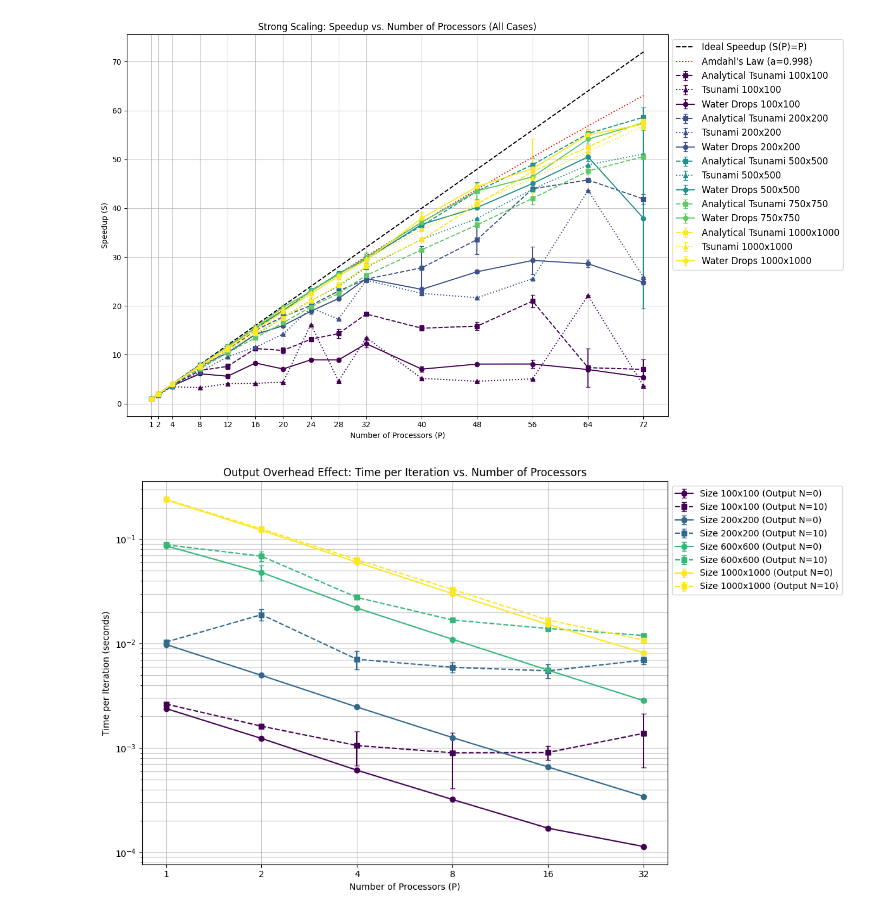
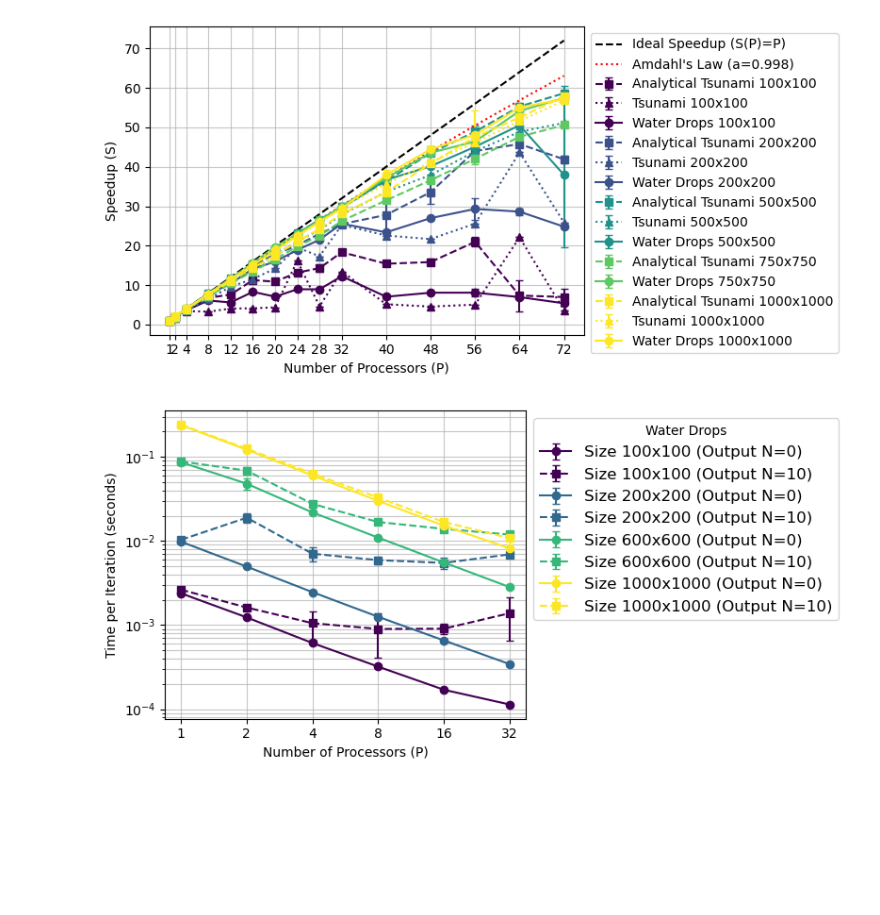
Before and after one commit to ngusarov/project_swe, a Jupyter notebook: _plotter.ipynb, the cells around one changed output. Cells and saved outputs as stored; diff of their text form; code cells hidden in the pictures; blank space fills up the shorter version.

```diff
--- a/_plotter.ipynb
+++ b/_plotter.ipynb
@@ -44,7 +44,7 @@ else:
     }
 
     # --- 1. Efficiency Plot ---
-    plt.figure(figsize=(12, 7))
+    plt.figure(figsize=(8, 4))
 
     for local_size in local_base_sizes:
         for c_name in case_names:
@@ -68,7 +68,7 @@ else:
                     marker = case_plot_styles[c_name]['marker']
                     linestyle = case_plot_styles[c_name]['linestyle']
 
-                    label = f'{c_name} {local_size}x{local_size}'
+                    label = f'{c_name}, P=1 {local_size}x{local_size}'
                     plt.errorbar(grouped_data['procs'], grouped_data['efficiency'],
                                  yerr=efficiency_err, capsize=3, fmt=marker,
                                  linestyle=linestyle, color=color,
@@ -78,23 +78,23 @@ else:
 
     # Plot ideal weak scaling efficiency (constant y=1)
     procs_for_ideal = np.linspace(df_combined_weak['procs'].min(), df_combined_weak['procs'].max(), 100)
-    plt.plot(procs_for_ideal, np.ones_like(procs_for_ideal), 'k--', label='Ideal Weak Scaling (Efficiency=1.0)')
+    plt.plot(procs_for_ideal, np.ones_like(procs_for_ideal), 'k--', label='Ideal Weak Scaling (Effic.=1.0)')
 
     plt.xscale('log', base=2)
     # plt.xticks(df_combined_weak['procs'].unique(), [str(p) for p in df_combined_weak['procs'].unique()])
     plt.xticks([1, 2, 4, 8, 16, 32, 72], [str(p) for p in [1, 2, 4, 8, 16, 32, 72]]) # Set xticks from actual procs values
     plt.ylabel('Parallel Efficiency')
     plt.xlabel('Number of Processors (P)')
-    plt.title('Weak Scaling: Parallel Efficiency vs. Number of Processors (Case 1 & 2)')
+    # plt.title('Weak Scaling: Parallel Efficiency vs. Number of Processors (Case 1 & 2)')
     plt.grid(True, which='both', ls='-', alpha=0.7)
-    plt.legend(loc='upper left', bbox_to_anchor=(1, 1), ncol=1)#, fontsize='small')
-    plt.tight_layout(rect=[0, 0, 0.999, 1])
+    plt.legend(loc='upper left', bbox_to_anchor=(1, 1), ncol=1, fontsize='large')
+    plt.tight_layout(rect=[0, 0, 1.01, 1])
     plt.savefig("swe_mpi_weak_scaling_efficiency.pdf")
     plt.show()
 
 
     # --- 2. Speedup Plot ---
-    plt.figure(figsize=(12, 7))
+    plt.figure(figsize=(8, 4))
 
     for local_size in local_base_sizes:
         for c_name in case_names:
@@ -119,7 +119,7 @@ else:
                     marker = case_plot_styles[c_name]['marker']
                     linestyle = case_plot_styles[c_name]['linestyle']
 
-                    label = f'{c_name} {local_size}x{local_size}'
+                    label = f'{c_name}, P=1 {local_size}x{local_size}'
                     plt.errorbar(grouped_data['procs'], grouped_data['speedup'],
                                  yerr=speedup_err, capsize=3, fmt=marker,
                                  linestyle=linestyle, color=color,
@@ -129,17 +129,17 @@ else:
 
     # Plot ideal speedup (Gustafson's Law with a=0, which is S(P) = P)
     procs_for_ideal = np.linspace(df_combined_weak['procs'].min(), df_combined_weak['procs'].max(), 100)
-    plt.plot(procs_for_ideal, procs_for_ideal, 'k--', label='Ideal Weak Scaling (S(P)=P, Gustafson a=0)')
+    plt.plot(procs_for_ideal, procs_for_ideal, 'k--', label='Ideal Weak Scaling S(P)=P')
 
     # plt.xscale('log', base=2)
     # plt.xticks(df_combined_weak['procs'].unique(), [str(p) for p in df_combined_weak['procs'].unique()])
     plt.xticks([1, 4, 8, 16, 32, 64, 72], [str(p) for p in [1, 4, 8, 16, 32, 64, 72]]) # Set xticks from actual procs values
     plt.ylabel('Speedup (S(P))')
     plt.xlabel('Number of Processors (P)')
-    plt.title('Weak Scaling: Speedup vs. Number of Processors (Case 1 & 2)')
+    # plt.title('Weak Scaling: Speedup vs. Number of Processors (Case 1 & 2)')
     plt.grid(True, which='both', ls='-', alpha=0.7)
-    plt.legend(loc='upper left', bbox_to_anchor=(1, 1), ncol=1)#, fontsize='small')
-    plt.tight_layout(rect=[0, 0, 0.999, 1])
+    plt.legend(loc='upper left', bbox_to_anchor=(1, 1), ncol=1, fontsize='large')
+    plt.tight_layout(rect=[0, 0, 1.01, 1])
     plt.savefig("swe_mpi_weak_scaling_speedup.pdf")
     plt.show()
 # %% [output]
@@ -178,7 +178,7 @@ else:
 
     # --- Strong Scaling Speedup Plot (Amdahl's Law) ---
 
-    plt.figure(figsize=(14, 8)) # Increased figure size for better readability with many lines
+    plt.figure(figsize=(8, 4)) # Increased figure size for better readability with many lines
 
     # Define a colormap for problem sizes
     # These are the global_nx sizes from your bench_strong_scaling_caseX.sh scripts
@@ -254,16 +254,16 @@ else:
 
     plt.ylabel('Speedup (S)')
     plt.xlabel('Number of Processors (P)')
-    plt.title('Strong Scaling: Speedup vs. Number of Processors (All Cases)')
+    # plt.title('Strong Scaling: Speedup vs. Number of Processors (All Cases)')
     plt.grid(True, which='both', ls='-', alpha=0.7)
 
     # Adjust legend position to avoid overlapping with plot
-    plt.legend(loc='upper left', bbox_to_anchor=(1, 1), ncol=1, fontsize='large')
-    plt.tight_layout(rect=[0, 0, 0.999, 1]) # Adjust layout to make space for the legend
+    plt.legend(loc='upper left', bbox_to_anchor=(1, 1), ncol=1)#, fontsize='large')
+    plt.tight_layout(rect=[0, 0, 1.01, 1])
     plt.savefig("swe_mpi_strong_scaling.pdf")
     plt.show()
 # %% [output]
-[figure, old version]
+[figure, new version]
 # %%
 
 
@@ -278,7 +278,7 @@ df = pd.read_csv("./bench_results_output_overhead/timings_output_overhead.csv")
 df['procs'] = pd.to_numeric(df['procs'])
 df = df.sort_values(by=['global_nx', 'output_n', 'procs'])
 
-plt.figure(figsize=(12, 7))
+plt.figure(figsize=(8, 4))
 
 # Get unique global_nx sizes to plot separate curves
 unique_global_sizes = sorted(df['global_nx'].unique())
@@ -302,34 +302,34 @@ for g_nx in unique_global_sizes:
 
         if not df_plot_group.empty:
             # Calculate mean and std for time_per_iteration for each 'procs' group
             grouped_data = df_plot_group.groupby('procs')['time_per_iteration'].agg(['mean', 'std']).reset_index()
 
             # Get color based on global_nx size
             color = size_color_map.get(g_nx, 'gray')
             # Get linestyle and marker based on output_n
             linestyle = output_styles[out_n]['linestyle']
             marker = output_styles[out_n]['marker']
 
             # Define label
             label = f'Size {g_nx}x{g_nx} (Output N={out_n})'
 
             # Plot with error bars
             plt.errorbar(grouped_data['procs'], grouped_data['mean'],
                          yerr=grouped_data['std'], capsize=3, fmt=marker,
                          linestyle=linestyle, color=color,
                          label=label)
 
 plt.xscale('log', base=2)
 plt.yscale('log')
 # Set xticks to only the actual processor counts from your data for cleaner labels
 plt.xticks(df['procs'].unique(), [str(p) for p in df['procs'].unique()])
 plt.ylabel('Time per Iteration (seconds)')
 plt.xlabel('Number of Processors (P)')
-plt.title('Output Overhead Effect: Time per Iteration vs. Number of Processors')
+# plt.title('Output Overhead Effect: Time per Iteration vs. Number of Processors')
 plt.grid(True, which='both', ls='-', alpha=0.7)
-plt.legend(loc='upper left', bbox_to_anchor=(1, 1), ncol=1)#, fontsize='small')
-plt.tight_layout(rect=[0, 0, 0.999, 1]) # Adjust layout to make space for the legend
+plt.legend(title=f'Water Drops', loc='upper left', bbox_to_anchor=(1, 1), ncol=1, fontsize='large')
+plt.tight_layout(rect=[0, 0, 1.01, 1])
 plt.savefig("swe_mpi_stong_scaling_outputoverhead.pdf")
 plt.show()
 # %% [output]
-[figure, old version]
+[figure, new version]
```
Also changed, not shown: parts of 1 cell of this notebook, 8 other files.
